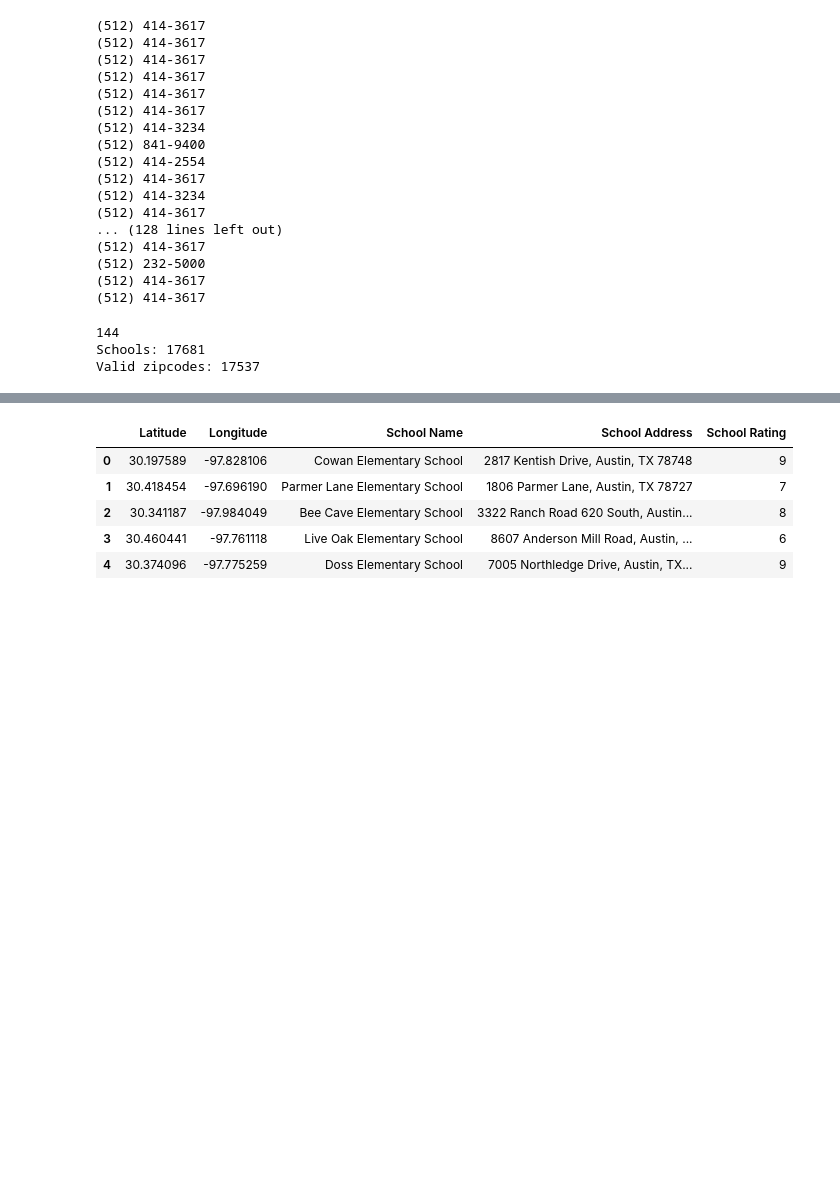
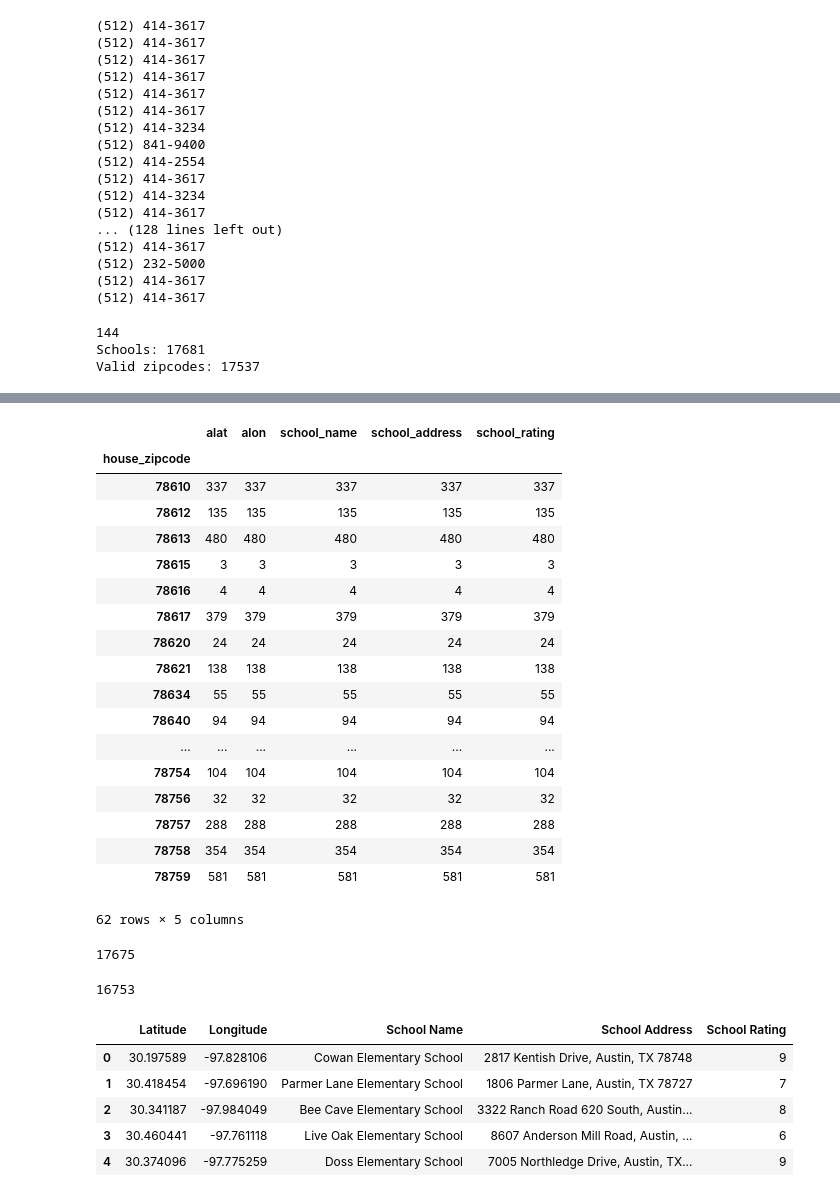
Before and after one commit to vlarie/EPIC_team5_Project2, a Jupyter notebook: jupyter notebooks/EPICdata.ipynb, the cells around one changed output, grey strips where cells are left out. Saved outputs shown, nothing was run; the diff lists cells and outputs as text; code cells hidden in the pictures; blank space fills up the shorter version.

```diff
--- a/jupyter notebooks/EPICdata.ipynb
+++ b/jupyter notebooks/EPICdata.ipynb
@@ -902,0 +982,5 @@ schoolCleanDF.head()
+# %%
+newschoolDF = schoolZipDF.rename(columns={"School Name": "school_name",
+                                         "School Address": "school_address",
+                                         "School Rating": "school_rating"})
+newschoolDF.head()
@@ -903,3 +994,33 @@ schoolCleanDF.head()
+# %%
+zipcodeGroups = newschoolDF.groupby(by="house_zipcode").count()
+zipcodeGroups
+# %% [output]
+|  | alat | alon | school_name | school_address | school_rating |
+| house_zipcode |  |  |  |  |  |
+| 78610 | 337 | 337 | 337 | 337 | 337 |
+| 78612 | 135 | 135 | 135 | 135 | 135 |
+| 78613 | 480 | 480 | 480 | 480 | 480 |
+| 78615 | 3 | 3 | 3 | 3 | 3 |
+| 78616 | 4 | 4 | 4 | 4 | 4 |
+| 78617 | 379 | 379 | 379 | 379 | 379 |
+| 78620 | 24 | 24 | 24 | 24 | 24 |
+| 78621 | 138 | 138 | 138 | 138 | 138 |
+| 78634 | 55 | 55 | 55 | 55 | 55 |
+| 78640 | 94 | 94 | 94 | 94 | 94 |
+| ... | ... | ... | ... | ... | ... |
+| 78754 | 104 | 104 | 104 | 104 | 104 |
+| 78756 | 32 | 32 | 32 | 32 | 32 |
+| 78757 | 288 | 288 | 288 | 288 | 288 |
+| 78758 | 354 | 354 | 354 | 354 | 354 |
+| 78759 | 581 | 581 | 581 | 581 | 581 |
+62 rows × 5 columns
+# %%
+counts = schoolCleanDF.dropna(how="any", subset=["house_zipcode"])
+print(len(schoolCleanDF))
+len(counts)
+# %% [output]
+17675
+16753
 # %%
 schoolCleanerDF = schoolCleanDF.drop(columns=["zipcode"])
 schoolCleanerDF.head()
```
Also changed, not shown: parts of 20 cells of this notebook, 2 other files.
